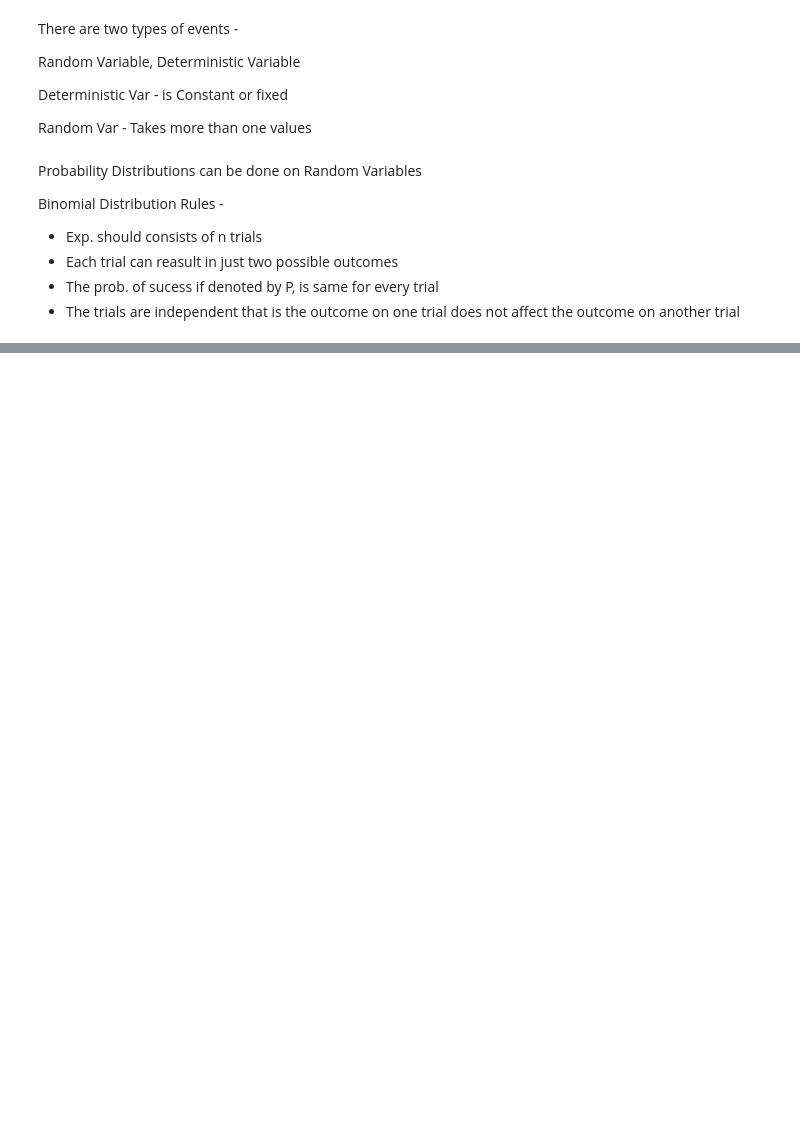
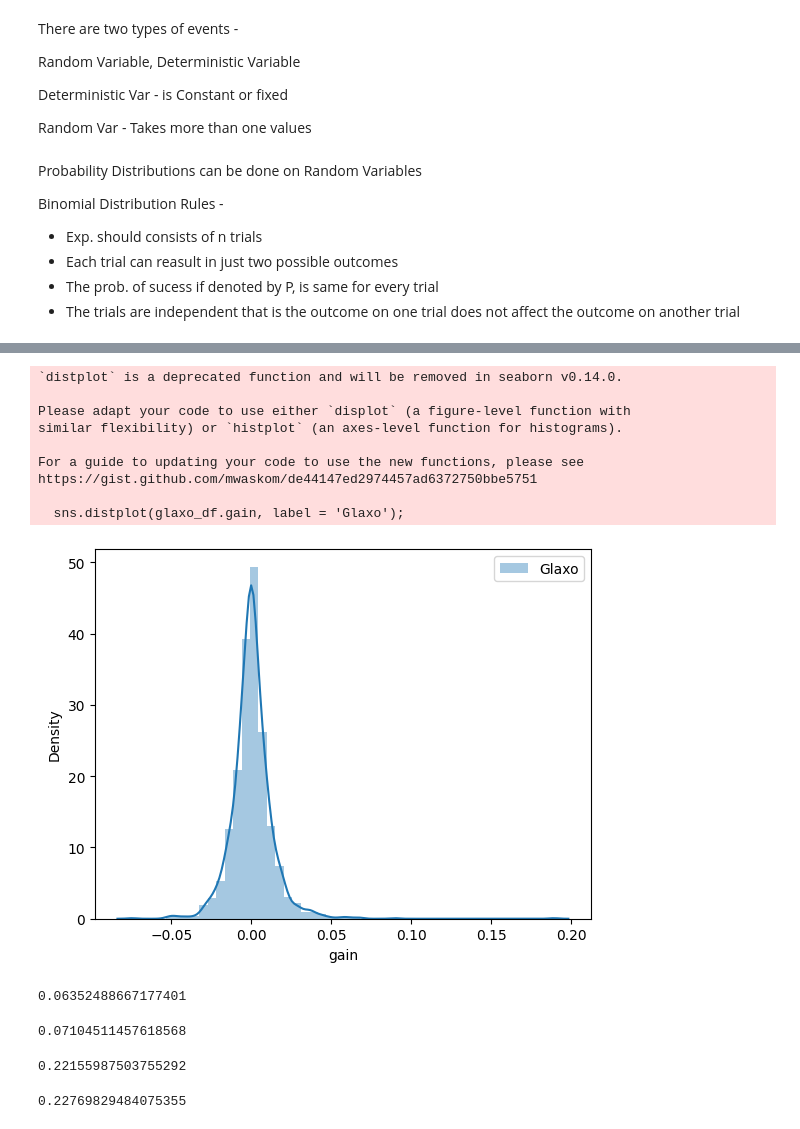
Before and after one commit to SAIFIANS/DS_Code, a Jupyter notebook: DS_Random_Var_&Prob_.ipynb, the cells around one changed output, grey strips where cells are left out. Cells and saved outputs as stored; diff of their text form; code cells hidden in the pictures; blank space fills up the shorter version.

```diff
--- a/DS_Random_Var_&Prob_.ipynb
+++ b/DS_Random_Var_&Prob_.ipynb
@@ -22,0 +106,44 @@ Binomial Distribution Rules -
+# %%
+sns.distplot(glaxo_df.gain, label = 'Glaxo');
+plt.xlabel('gain');
+plt.ylabel('Density');
+plt.legend();
+# %% [output]
+`distplot` is a deprecated function and will be removed in seaborn v0.14.0.
+
+Please adapt your code to use either `displot` (a figure-level function with
+similar flexibility) or `histplot` (an axes-level function for histograms).
+
+For a guide to updating your code to use the new functions, please see
+https://gist.github.com/mwaskom/de44147ed2974457ad6372750bbe5751
+
+  sns.distplot(glaxo_df.gain, label = 'Glaxo');
+[figure, added]
+# %%
+#prob. of making 2% loss or higher in Glaxo
+stats.norm.cdf(-0.02,
+               loc=glaxo_df.gain.mean(),
+               scale=glaxo_df.gain.std())
+# %% [output]
+0.06352488667177401
+# %%
+#prob. of making 2% gain or higher in Glaxo
+1- stats.norm.cdf(0.02,
+               loc=glaxo_df.gain.mean(),
+               scale=glaxo_df.gain.std())
+# %% [output]
+0.07104511457618568
+# %%
+#prob. of making 2% loss or higher in beml
+stats.norm.cdf(-0.02,
+               loc=beml_df.gain.mean(),
+               scale=beml_df.gain.std())
+# %% [output]
+0.22155987503755292
+# %%
+#prob. of making 2% gain or higher in beml
+1-stats.norm.cdf(0.02,
+               loc=beml_df.gain.mean(),
+               scale=beml_df.gain.std())
+# %% [output]
+0.22769829484075355
```
Also changed, not shown: parts of 17 cells of this notebook.
